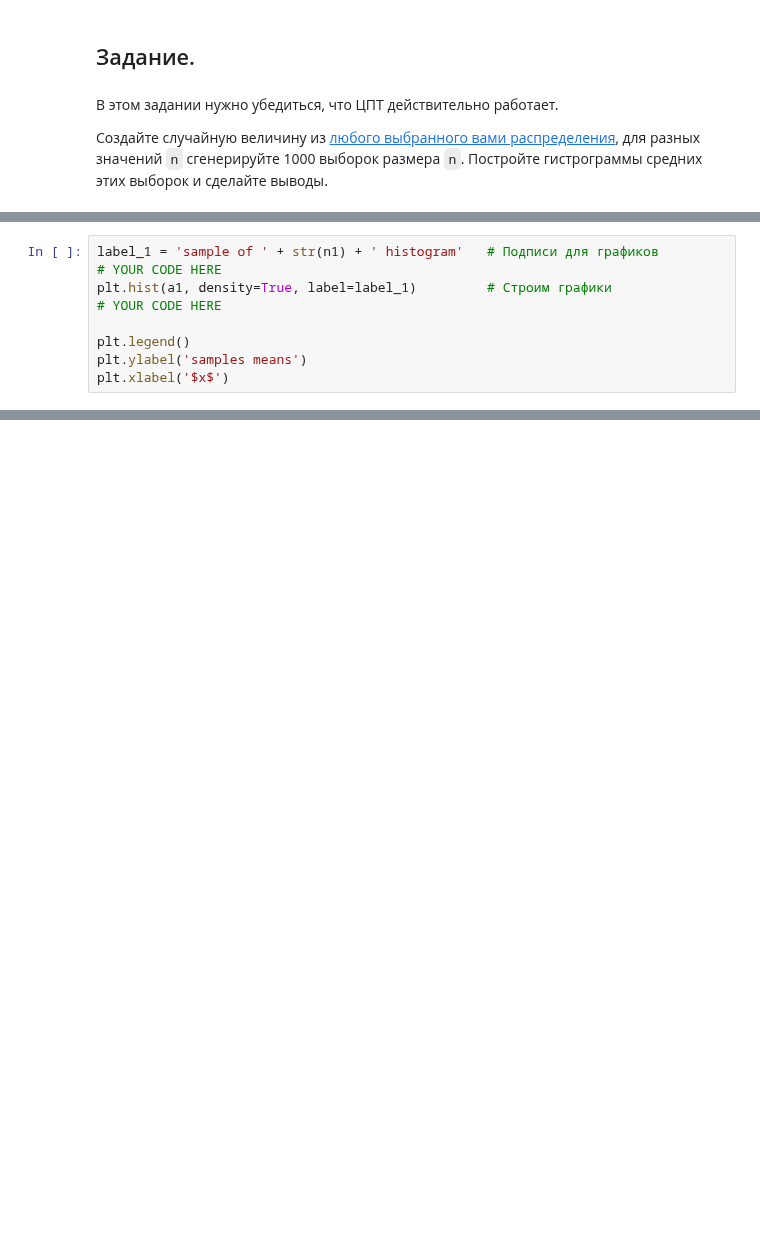
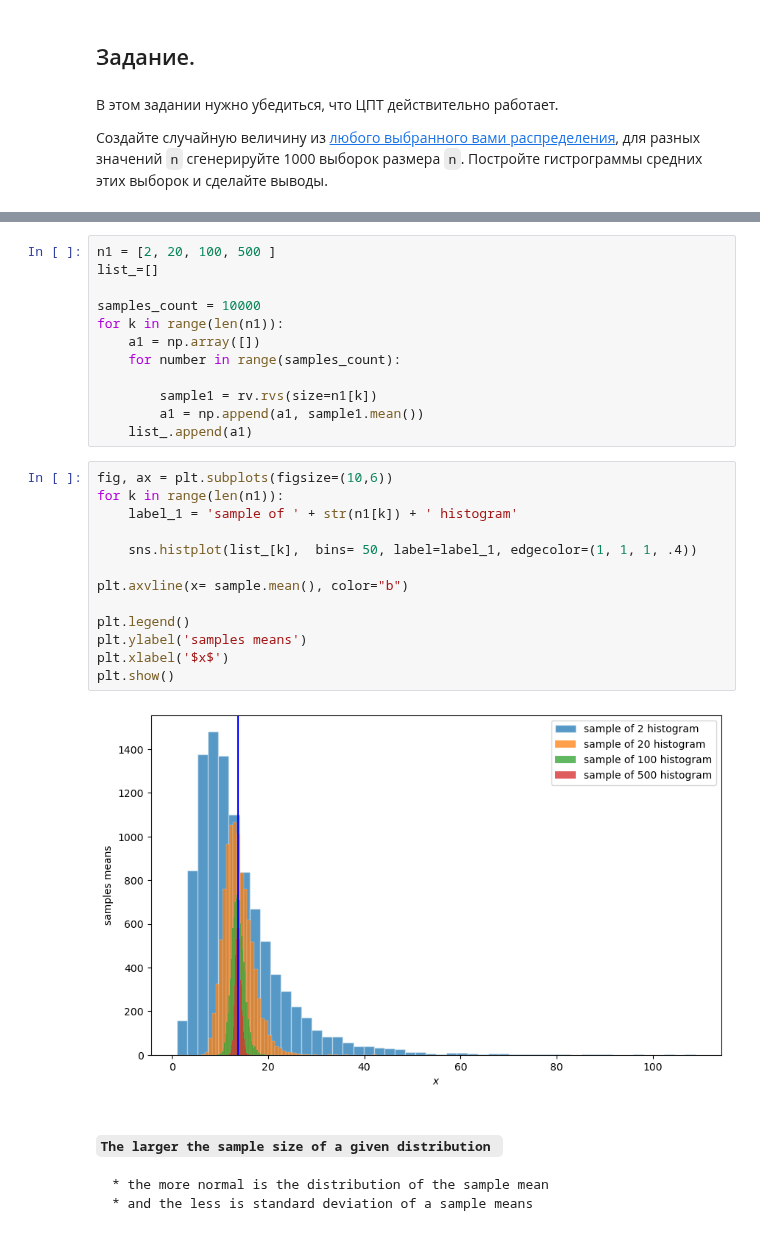
Before and after one commit to IgorBeHolder/Netology, a Jupyter notebook: math_LA_HW9.ipynb, the cells around one changed output, grey strips where cells are left out. Cells and saved outputs as stored; diff of their text form; blank space fills up the shorter version.

````diff
--- a/math_LA_HW9.ipynb
+++ b/math_LA_HW9.ipynb
@@ -42,9 +39,0 @@ for number in range(samples_count):
-# %%
-label_1 = 'sample of ' + str(n1) + ' histogram'   # Подписи для графиков
-# YOUR CODE HERE
-plt.hist(a1, density=True, label=label_1)         # Строим графики
-# YOUR CODE HERE
-
-plt.legend()
-plt.ylabel('samples means')
-plt.xlabel('$x$')
@@ -50,0 +44,33 @@ plt.xlabel('$x$')
+# %%
+n1 = [2, 20, 100, 500 ]
+list_=[]
+
+samples_count = 10000
+for k in range(len(n1)):
+    a1 = np.array([])
+    for number in range(samples_count):
+
+        sample1 = rv.rvs(size=n1[k])
+        a1 = np.append(a1, sample1.mean())
+    list_.append(a1)
+# %%
+fig, ax = plt.subplots(figsize=(10,6))
+for k in range(len(n1)):
+    label_1 = 'sample of ' + str(n1[k]) + ' histogram'
+
+    sns.histplot(list_[k],  bins= 50, label=label_1, edgecolor=(1, 1, 1, .4))
+
+plt.axvline(x= sample.mean(), color="b")
+
+plt.legend()
+plt.ylabel('samples means')
+plt.xlabel('$x$')
+plt.show()
+# %% [output]
+[figure, added]
+# %% [markdown]
+ ##### `The larger the sample size of a given distribution `
+```
+* the more normal is the distribution of the sample mean
+* and the less is standard deviation of a sample means
+```
````
Also changed, not shown: parts of 10 cells of this notebook, 2 other files.
